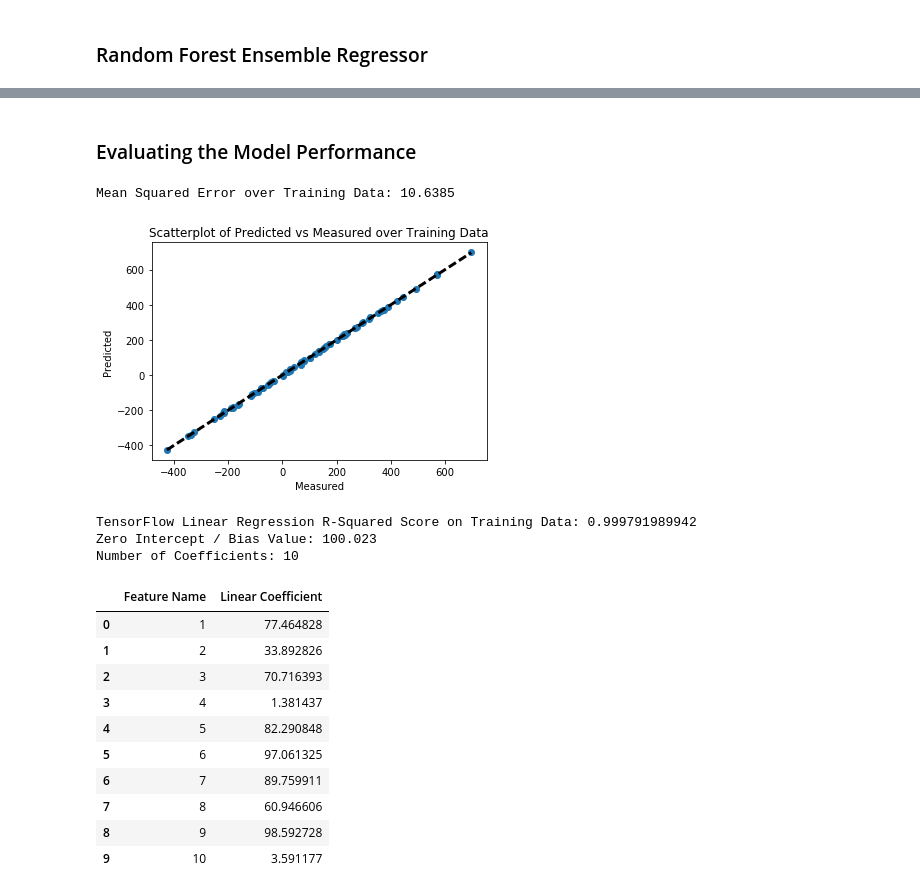
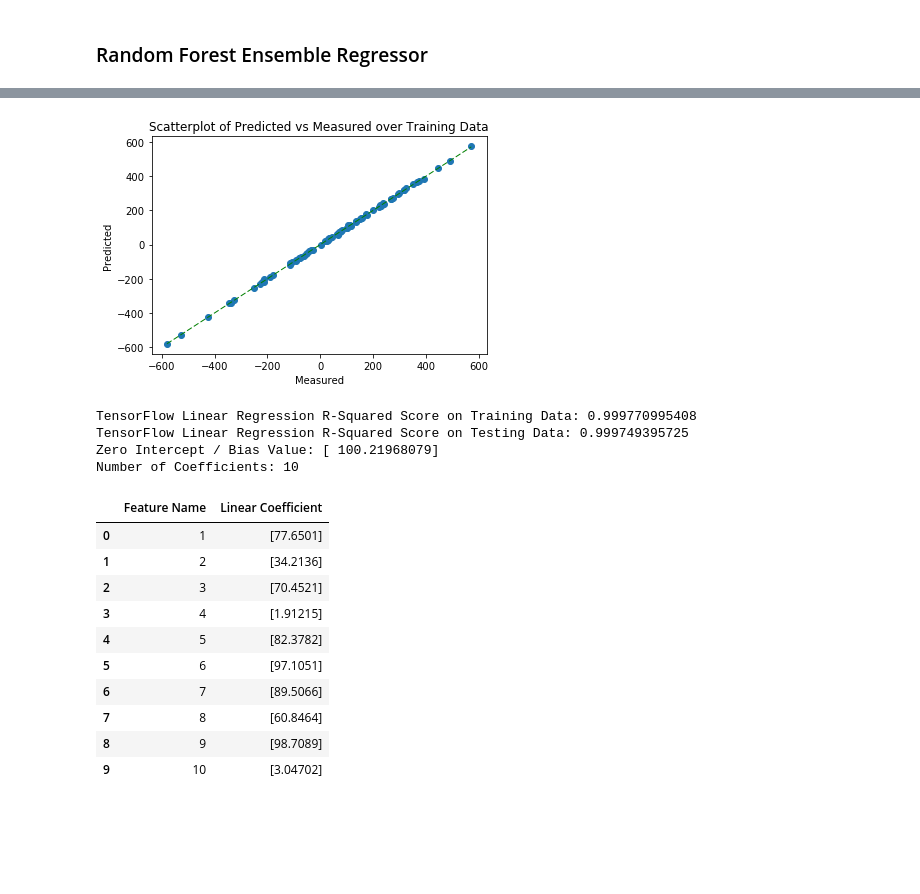
Before and after one commit to andridns/regression, a Jupyter notebook: regression_single.ipynb, the cells around one changed output, grey strips where cells are left out. Saved outputs shown, nothing was run; the diff lists cells and outputs as text; code cells hidden in the pictures; blank space fills up the shorter version.

```diff
--- a/regression_single.ipynb
+++ b/regression_single.ipynb
@@ -205,43 +212,36 @@ plt.show()
-# %% [markdown]
-### Evaluating the Model Performance
-# %%
-# Plot Prediction Over Training Data
-pred_y_train = sess.run(y_, feed_dict={X: train_x})
-mse_train = tf.reduce_mean(tf.square(pred_y_train - train_y))
-print("Mean Squared Error over Training Data: %.4f" % sess.run(mse_train))
-
-fig, ax = plt.subplots()
-ax.scatter(train_y, pred_y_train)
-ax.plot([train_y.min(), train_y.max()], [train_y.min(), train_y.max()], 'k--', lw=3)
-ax.set_xlabel('Measured')
-ax.set_ylabel('Predicted')
-plt.title("Scatterplot of Predicted vs Measured over Training Data")
-plt.show()
-
-from sklearn.metrics import r2_score
-print("TensorFlow Linear Regression R-Squared Score on Training Data:", r2_score(train_y, pred_y_train))
-intercept_and_slope = sess.run(W)
-intercept = intercept_and_slope[0][0]
-slope = intercept_and_slope[1:].flatten()
-print("Zero Intercept / Bias Value:", intercept)
-print('Number of Coefficients:', len(slope))
-pd.DataFrame(list(zip(features.columns, slope)), \
-             columns = ['Feature Name', 'Linear Coefficient'])
-# %% [output]
-Mean Squared Error over Training Data: 10.6385
-[figure, removed]
-TensorFlow Linear Regression R-Squared Score on Training Data: 0.999791989942
-Zero Intercept / Bias Value: 100.023
-Number of Coefficients: 10
-|  | Feature Name | Linear Coefficient |
-| 0 | 1 | 77.464828 |
-| 1 | 2 | 33.892826 |
-| 2 | 3 | 70.716393 |
-| 3 | 4 | 1.381437 |
-| 4 | 5 | 82.290848 |
-| 5 | 6 | 97.061325 |
-| 6 | 7 | 89.759911 |
-| 7 | 8 | 60.946606 |
-| 8 | 9 | 98.592728 |
-| 9 | 10 | 3.591177 |
+# %%
+# Plot Prediction Over Training Data
+fig, ax = plt.subplots()
+ax.scatter(targets_train, pred_train)
+ax.plot([targets_train.min(), targets_train.max()], [targets_train.min(), targets_train.max()], 'g--', lw=1)
+ax.set_xlabel('Measured')
+ax.set_ylabel('Predicted')
+plt.title("Scatterplot of Predicted vs Measured over Training Data")
+plt.show()
+# %% [output]
+[figure, added]
+# %%
+from sklearn.metrics import r2_score
+print("TensorFlow Linear Regression R-Squared Score on Training Data:", r2_score(targets_train, pred_train))
+print("TensorFlow Linear Regression R-Squared Score on Testing Data:", r2_score(targets_test, pred_test))
+print("Zero Intercept / Bias Value:", intercept)
+print('Number of Coefficients:', len(slope))
+pd.DataFrame(list(zip(features.columns, slope)), \
+             columns = ['Feature Name', 'Linear Coefficient'])
+# %% [output]
+TensorFlow Linear Regression R-Squared Score on Training Data: 0.999770995408
+TensorFlow Linear Regression R-Squared Score on Testing Data: 0.999749395725
+Zero Intercept / Bias Value: [ 100.21968079]
+Number of Coefficients: 10
+|  | Feature Name | Linear Coefficient |
+| 0 | 1 | [77.6501] |
+| 1 | 2 | [34.2136] |
+| 2 | 3 | [70.4521] |
+| 3 | 4 | [1.91215] |
+| 4 | 5 | [82.3782] |
+| 5 | 6 | [97.1051] |
+| 6 | 7 | [89.5066] |
+| 7 | 8 | [60.8464] |
+| 8 | 9 | [98.7089] |
+| 9 | 10 | [3.04702] |
 # %%
```
Also changed, not shown: parts of 20 cells of this notebook, 11 other files.
